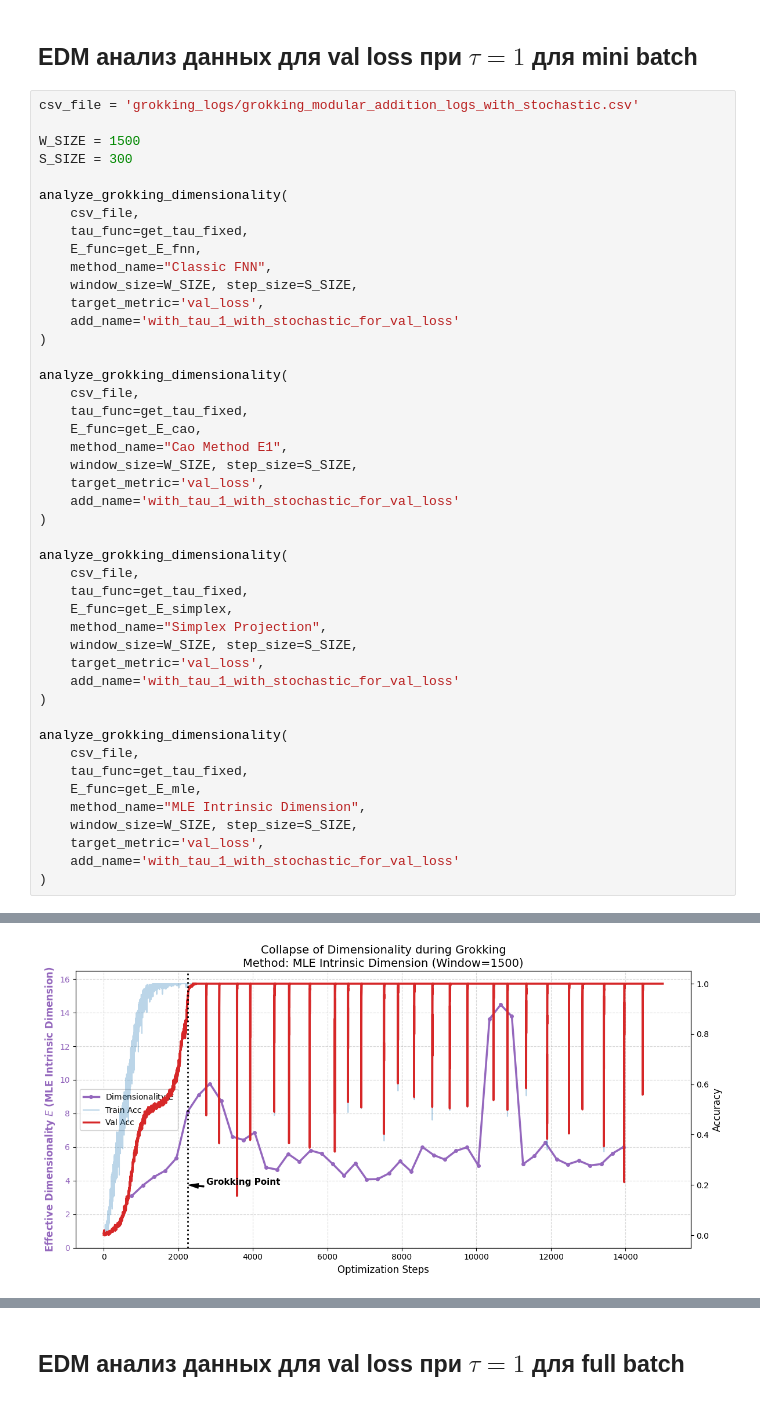
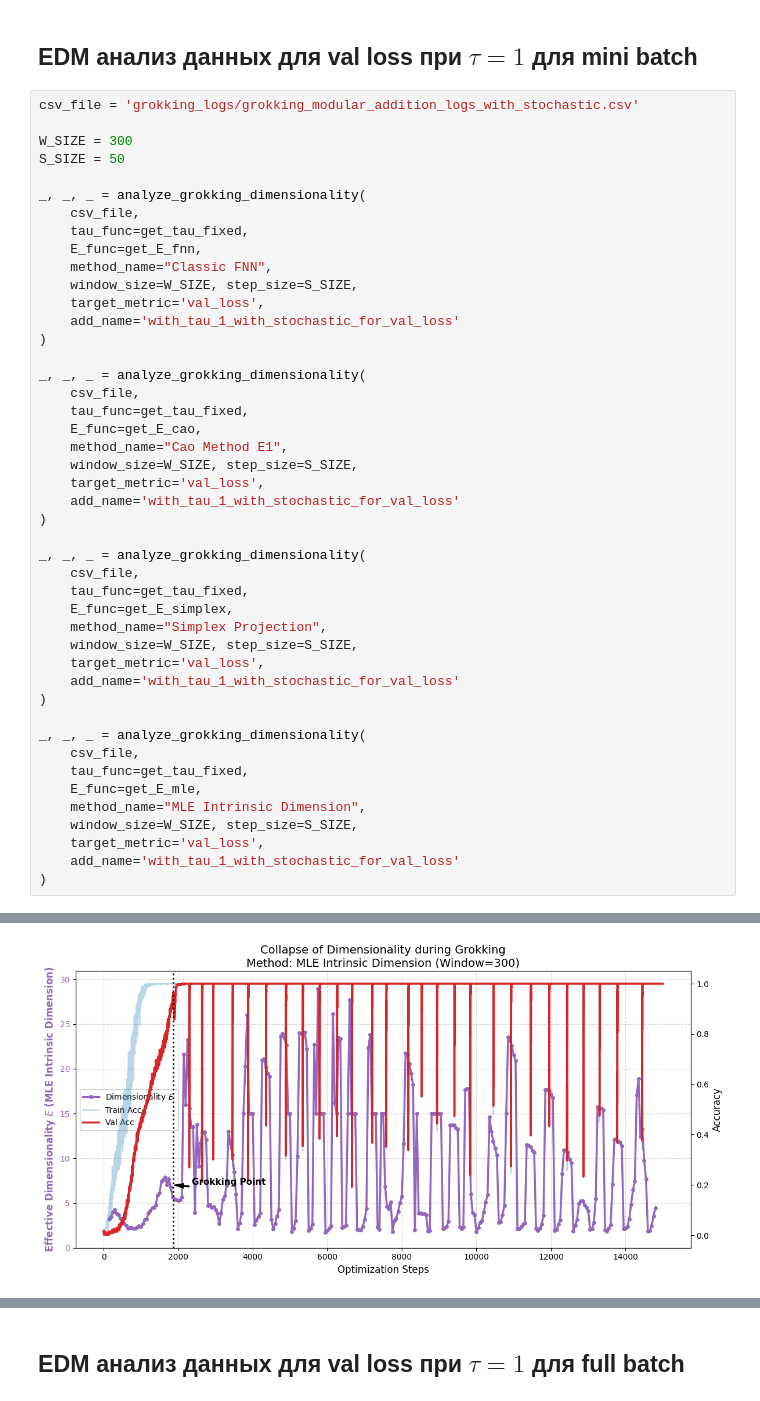
Before and after one commit to intsystems/2026-Project-202, a Jupyter notebook: code/Grokking/analysis_logs_with_stochastic.ipynb, the cells around one changed output, grey strips where cells are left out. Drawn from its saved outputs; the diff is of its cells as text.

```diff
--- a/code/Grokking/analysis_logs_with_stochastic.ipynb
+++ b/code/Grokking/analysis_logs_with_stochastic.ipynb
@@ -154,10 +120,10 @@ analyze_grokking_dimensionality(
 # %%
 csv_file = 'grokking_logs/grokking_modular_addition_logs_with_stochastic.csv'
 
-W_SIZE = 1500
-S_SIZE = 300
+W_SIZE = 300
+S_SIZE = 50
 
-analyze_grokking_dimensionality(
+_, _, _ = analyze_grokking_dimensionality(
     csv_file,
     tau_func=get_tau_fixed,
     E_func=get_E_fnn,
@@ -167,7 +133,7 @@ analyze_grokking_dimensionality(
     add_name='with_tau_1_with_stochastic_for_val_loss'
 )
 
-analyze_grokking_dimensionality(
+_, _, _ = analyze_grokking_dimensionality(
     csv_file,
     tau_func=get_tau_fixed,
     E_func=get_E_cao,
@@ -177,7 +143,7 @@ analyze_grokking_dimensionality(
     add_name='with_tau_1_with_stochastic_for_val_loss'
 )
 
-analyze_grokking_dimensionality(
+_, _, _ = analyze_grokking_dimensionality(
     csv_file,
     tau_func=get_tau_fixed,
     E_func=get_E_simplex,
@@ -187,7 +153,7 @@ analyze_grokking_dimensionality(
     add_name='with_tau_1_with_stochastic_for_val_loss'
 )
 
-analyze_grokking_dimensionality(
+_, _, _ = analyze_grokking_dimensionality(
     csv_file,
     tau_func=get_tau_fixed,
     E_func=get_E_mle,
@@ -206,2 +172,2 @@ analyze_grokking_dimensionality(
 --- Running Grokking Analysis: MLE Intrinsic Dimension ---
-[figure, old version]
+[figure, new version]
```
Also changed, not shown: parts of 6 cells of this notebook, 47 other files.
